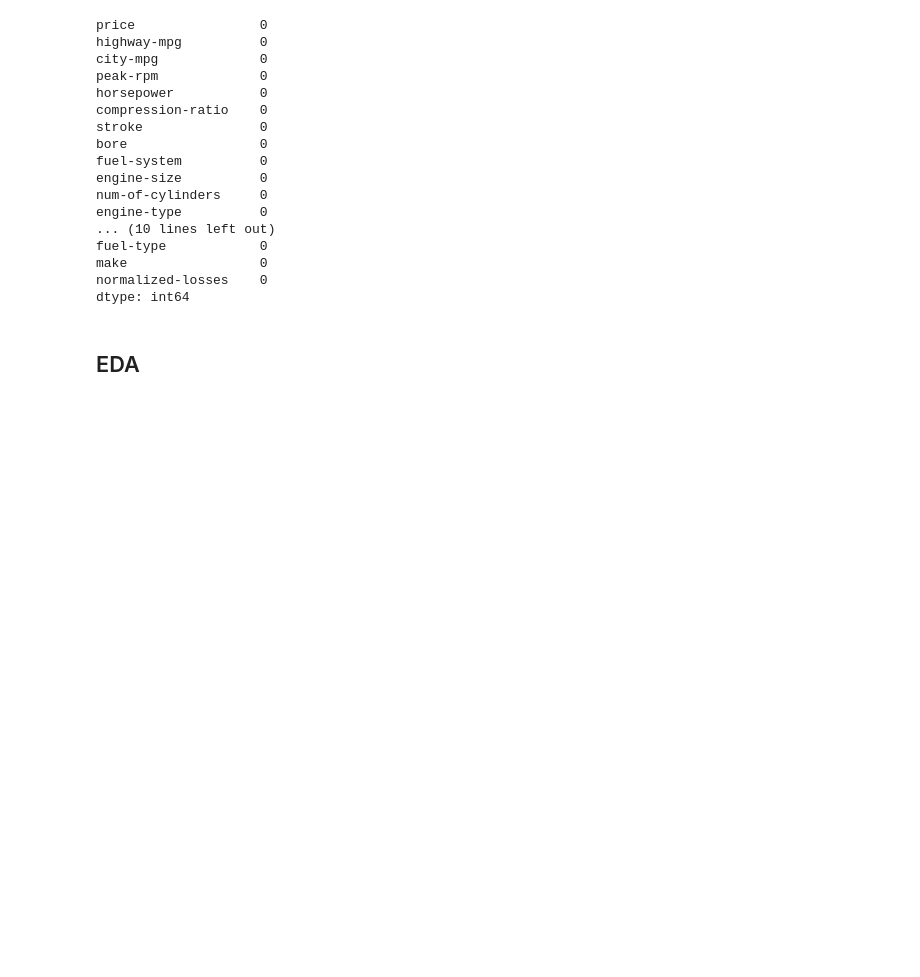
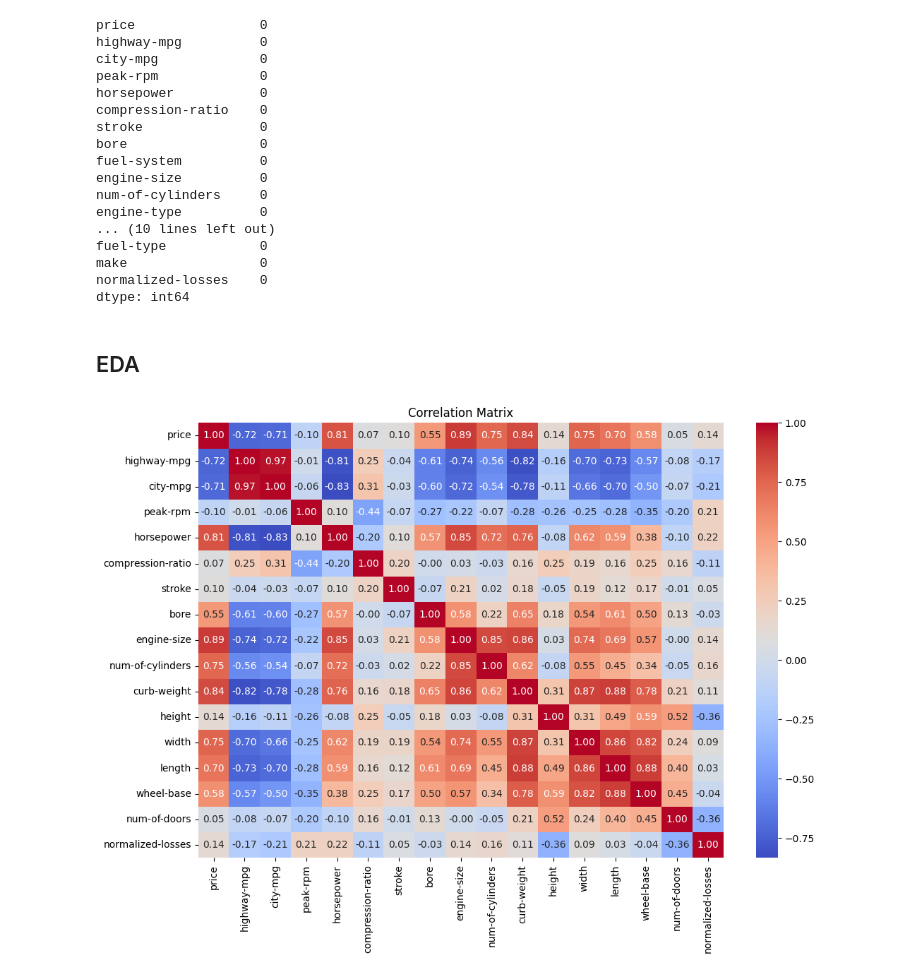
Before and after one commit to taskmemo/data-science-portfolio-taskmemo, a Jupyter notebook: multiple_linear_regression.ipynb, the cells around one changed output. Drawn from its saved outputs; the diff is of its cells as text; code cells hidden in the pictures; blank space fills up the shorter version.

```diff
--- a/multiple_linear_regression.ipynb
+++ b/multiple_linear_regression.ipynb
@@ -133,4 +134,13 @@ dtype: int64
 # %% [markdown]
 ## EDA
 # %%
-# explore correlations between variables and car price
+# explore correlations between variables and car prices
+# only numerical columns are considered in correlation matrix
+corr_matrix = df_car_cleaned.select_dtypes(include=[np.number]).corr()
+plt.figure(figsize=(12,8))
+sns.heatmap(corr_matrix, annot=True, fmt=".2f", cmap="coolwarm")
+plt.title("Correlation Matrix")
+plt.savefig("correlation_matrix.png")
+plt.show()
+# %% [output]
+[figure, added]
```
Also changed, not shown: parts of 5 cells of this notebook, 1 other file.
